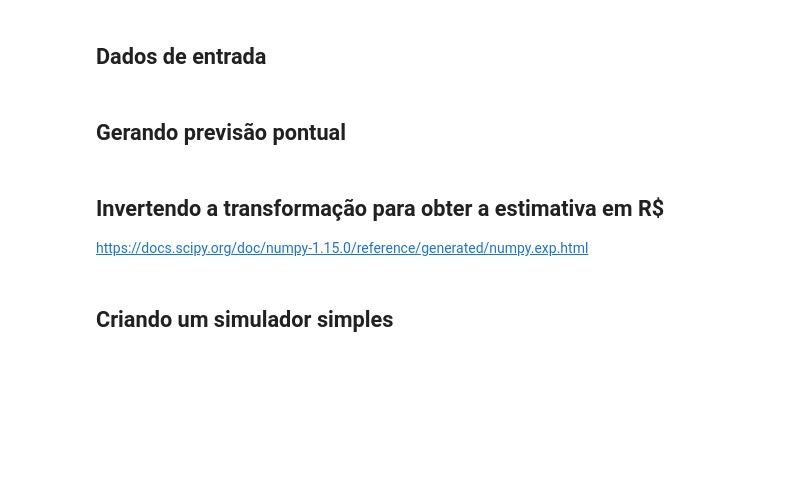
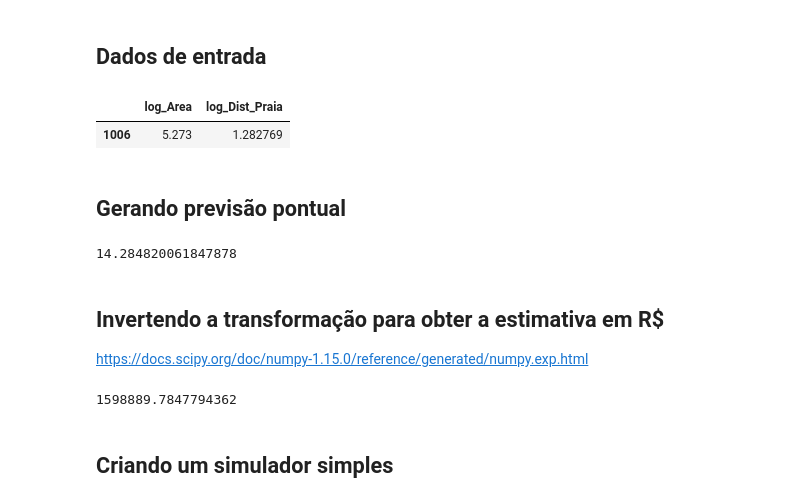
Before and after one commit to wiliands/estatistica_python, a Jupyter notebook: 07 - Regressao_Linear_II/Regressao_Linear_II.ipynb, the cells around one changed output. Cells and saved outputs as stored; diff of their text form; code cells hidden in the pictures; blank space fills up the shorter version.

```diff
--- a/07 - Regressao_Linear_II/Regressao_Linear_II.ipynb
+++ b/07 - Regressao_Linear_II/Regressao_Linear_II.ipynb
@@ -395,11 +414,25 @@ https://scikit-learn.org/stable/modules/generated/sklearn.metrics.r2_score.html#
 <hr style='border: 2px solid red;'>
 # %% [markdown]
 ## Dados de entrada
+# %%
+entrada = X_test[0:1]
+entrada
+# %% [output]
+|  | log_Area | log_Dist_Praia |
+| 1006 | 5.273 | 1.282769 |
 # %% [markdown]
 ## Gerando previsão pontual
+# %%
+modelo.predict(entrada)[0]
+# %% [output]
+14.284820061847878
 # %% [markdown]
 ## Invertendo a transformação para obter a estimativa em R$
 
 https://docs.scipy.org/doc/numpy-1.15.0/reference/generated/numpy.exp.html
+# %%
+np.exp(modelo.predict(entrada)[0])
+# %% [output]
+1598889.7847794362
 # %% [markdown]
 ## Criando um simulador simples
```
Also changed, not shown: parts of 19 cells of this notebook.
